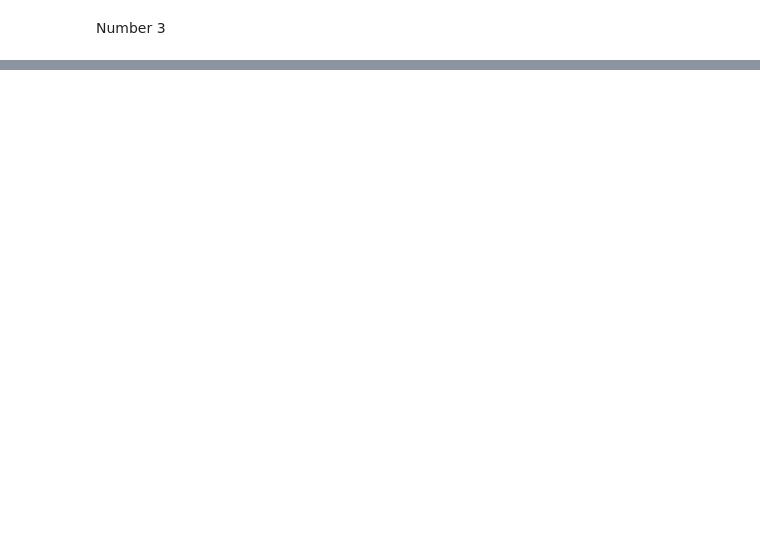
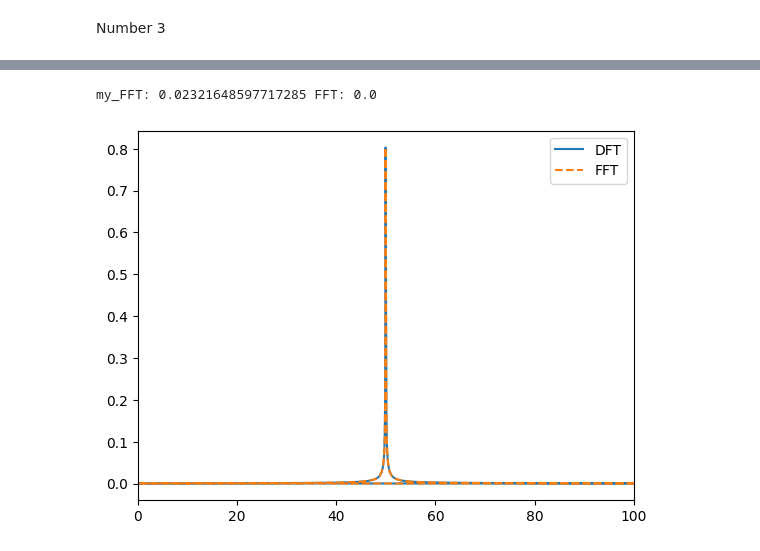
Before and after one commit to NikitaGoltsev/Digital_signals, a Jupyter notebook: lab2.ipynb, the cells around one changed output, grey strips where cells are left out. Cells and saved outputs as stored; diff of their text form; code cells hidden in the pictures; blank space fills up the shorter version.

```diff
--- a/lab2.ipynb
+++ b/lab2.ipynb
@@ -167,0 +176,26 @@ y_cos = np.cos(w*t_cos)
+# %%
+#Сравнение времени вычислений БДПФ и numpy fft
+start_time = time.time()
+y_cos_my_fft = FFT_vectorized(y_cos)
+end_time = time.time()
+t1 = end_time - start_time
+
+start_time = time.time()
+y_cos_fft = np.fft.fft(y_cos)
+end_time = time.time()
+t2 = end_time - start_time
+
+print("my_FFT:", t1,
+      "FFT:", t2)
+# %% [output]
+my_FFT: 0.02321648597717285 FFT: 0.0
+# %%
+#Сравнение спектров
+freq_cos = np.fft.fftfreq(len(t_cos), d=(t_cos[1]-t_cos[0]))
+plt.plot(freq_cos, np.abs(y_cos_my_fft) / num_point * 2, label = "DFT")
+plt.plot(freq_cos, np.abs(y_cos_fft) / num_point * 2, linestyle='dashed', label = "FFT")
+plt.legend()
+plt.xlim(0, 100)
+plt.show()
+# %% [output]
+[figure, added]
```
Also changed, not shown: parts of 5 cells of this notebook.
